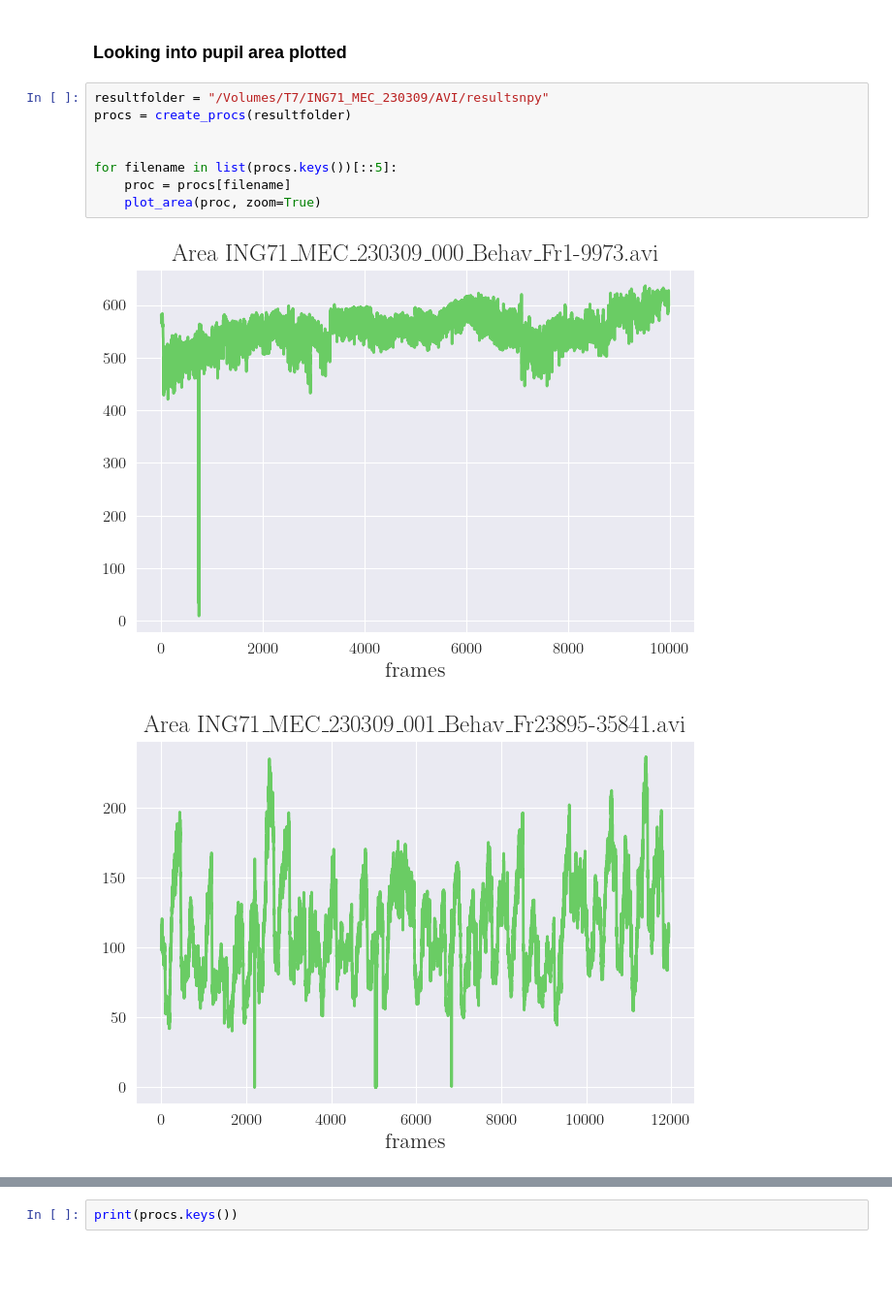
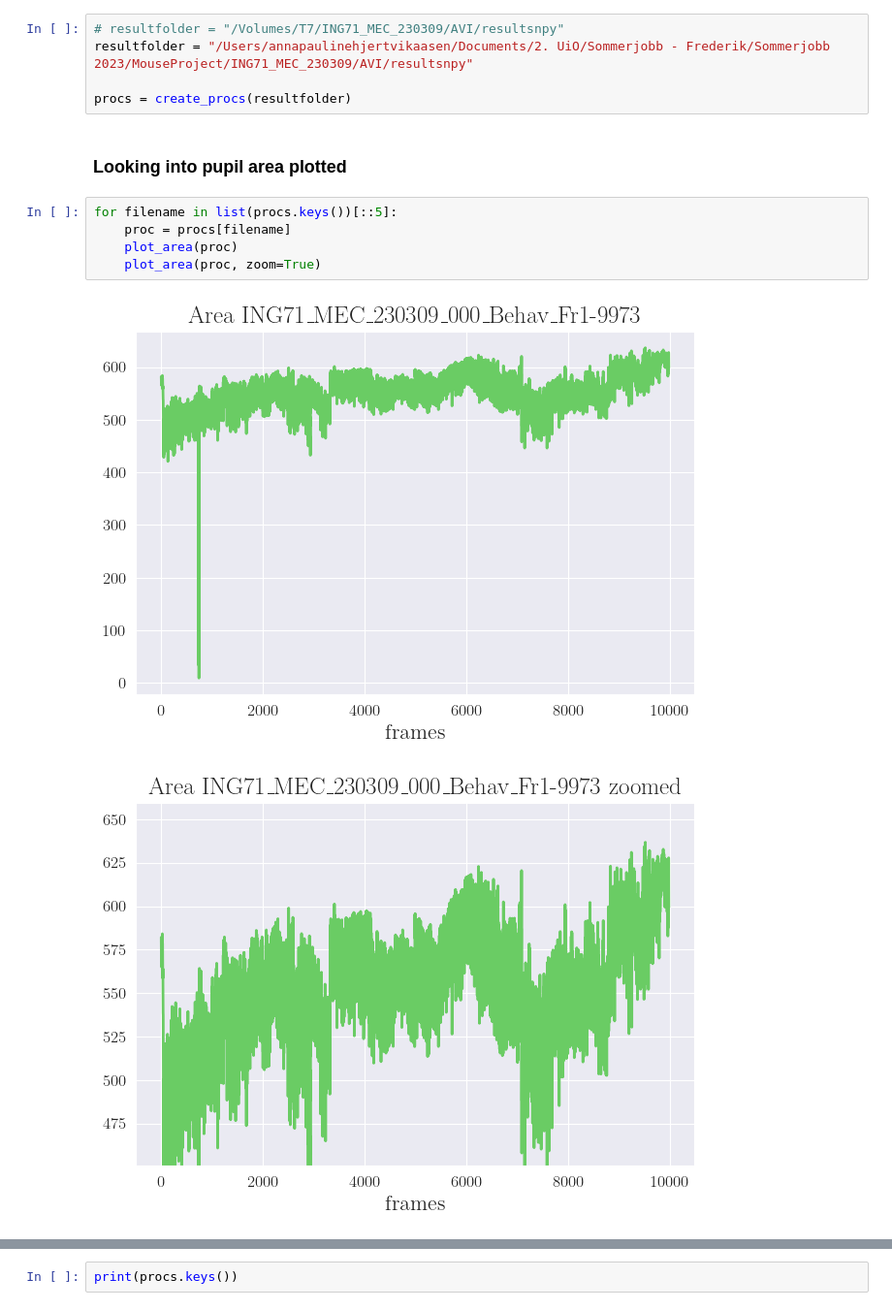
Before and after one commit to EirikSP/MouseProjectGH, a Jupyter notebook: analyse/annalyse.ipynb, the cells around one changed output, grey strips where cells are left out. Shown: that part at 97% size. Cells and saved outputs as stored; diff of their text form; blank space fills up the shorter version.

```diff
--- a/analyse/annalyse.ipynb
+++ b/analyse/annalyse.ipynb
@@ -16,13 +59,15 @@ OMP: Info #276: omp_set_nested routine deprecated, please use omp_set_max_active
+# %%
+# resultfolder = "/Volumes/T7/ING71_MEC_230309/AVI/resultsnpy"
+resultfolder = "/Users/annapaulinehjertvikaasen/Documents/2. UiO/Sommerjobb - Frederik/Sommerjobb 2023/MouseProject/ING71_MEC_230309/AVI/resultsnpy"
+
+procs = create_procs(resultfolder)
 # %% [markdown]
 ### Looking into pupil area plotted
 # %%
-resultfolder = "/Volumes/T7/ING71_MEC_230309/AVI/resultsnpy"
-procs = create_procs(resultfolder)
-
-
 for filename in list(procs.keys())[::5]:
     proc = procs[filename]
+    plot_area(proc)
     plot_area(proc, zoom=True)
 # %% [output]
-[figure, old version]
+[figure, new version]
-[figure, old version]
+[figure, new version]
```
Also changed, not shown: parts of 20 cells of this notebook.
